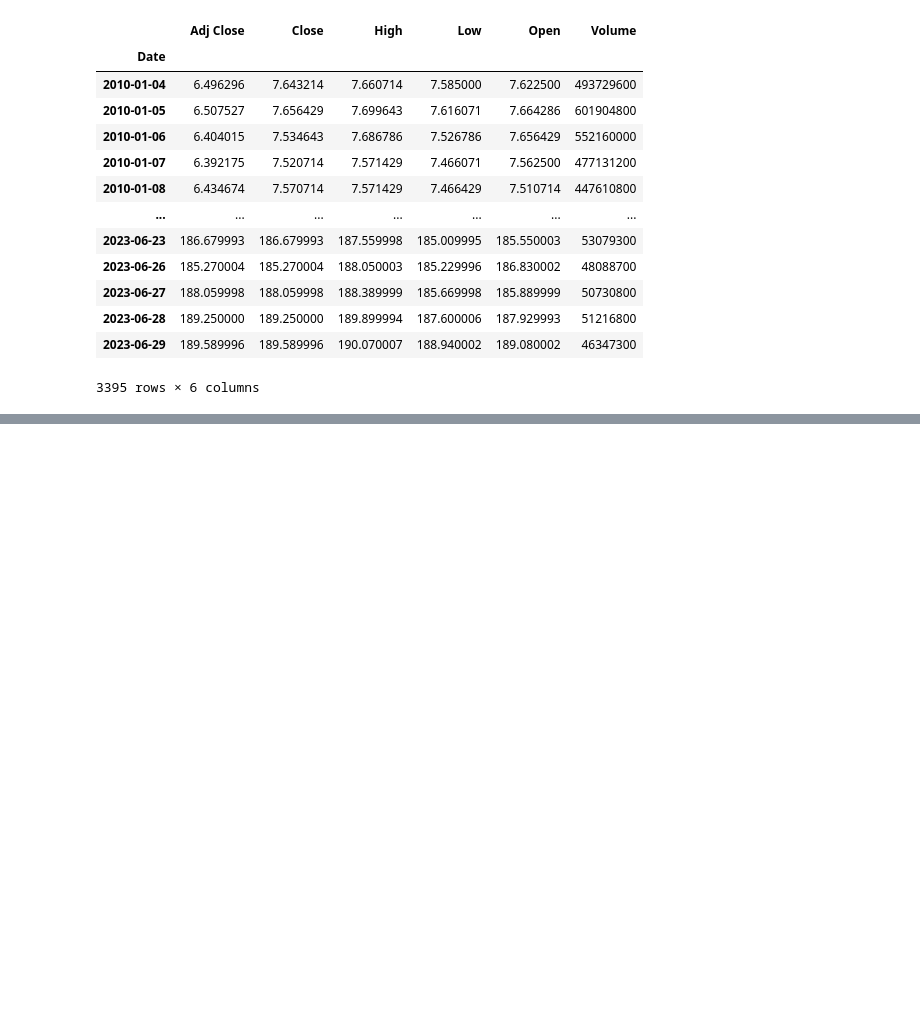
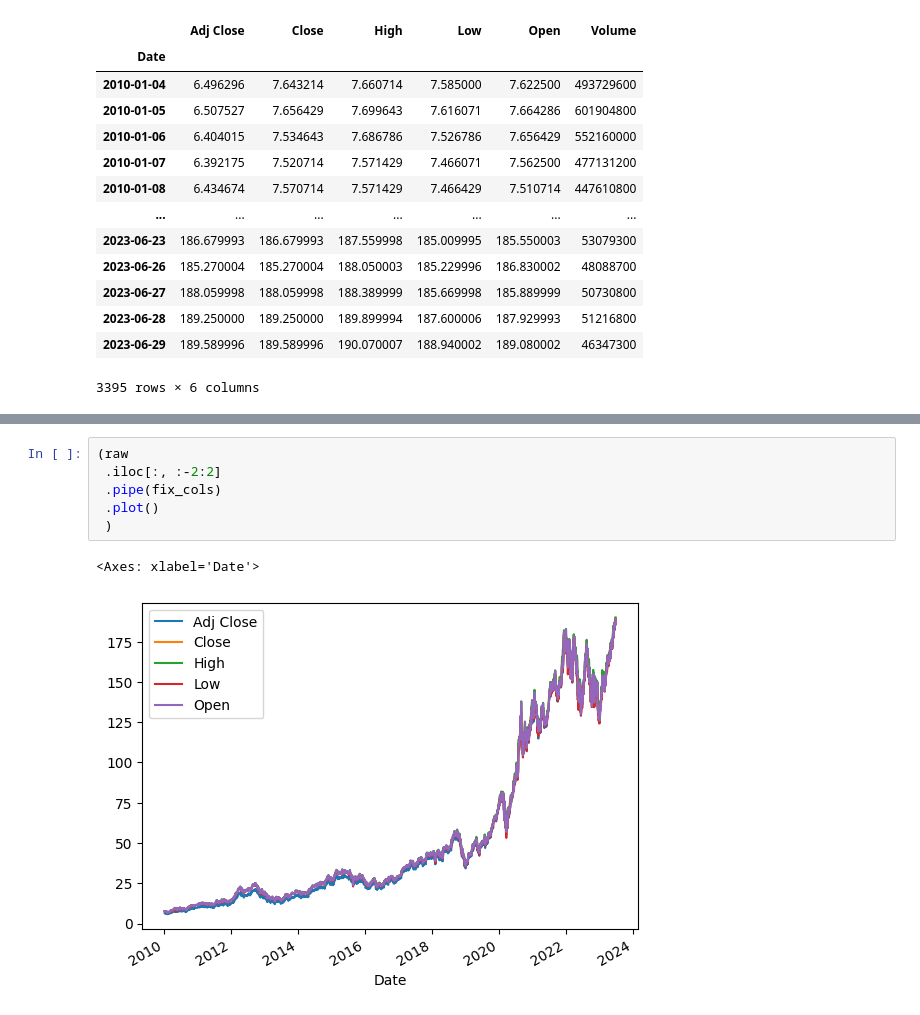
Before and after one commit to SatvikBhatnagar/Quantitative-Finance, a Jupyter notebook: 01_loading_data_and_visualizations.ipynb, the cells around one changed output, grey strips where cells are left out. Cells and saved outputs as stored; diff of their text form; blank space fills up the shorter version.

Commit message:
Line Plots

```diff
--- a/01_loading_data_and_visualizations.ipynb
+++ b/01_loading_data_and_visualizations.ipynb
@@ -127,0 +150,9 @@ tweak_data()
+# %%
+(raw
+ .iloc[:, :-2:2]
+ .pipe(fix_cols)
+ .plot()
+ )
+# %% [output]
+<Axes: xlabel='Date'>
+[figure, added]
```
Also changed, not shown: parts of 4 cells of this notebook.
